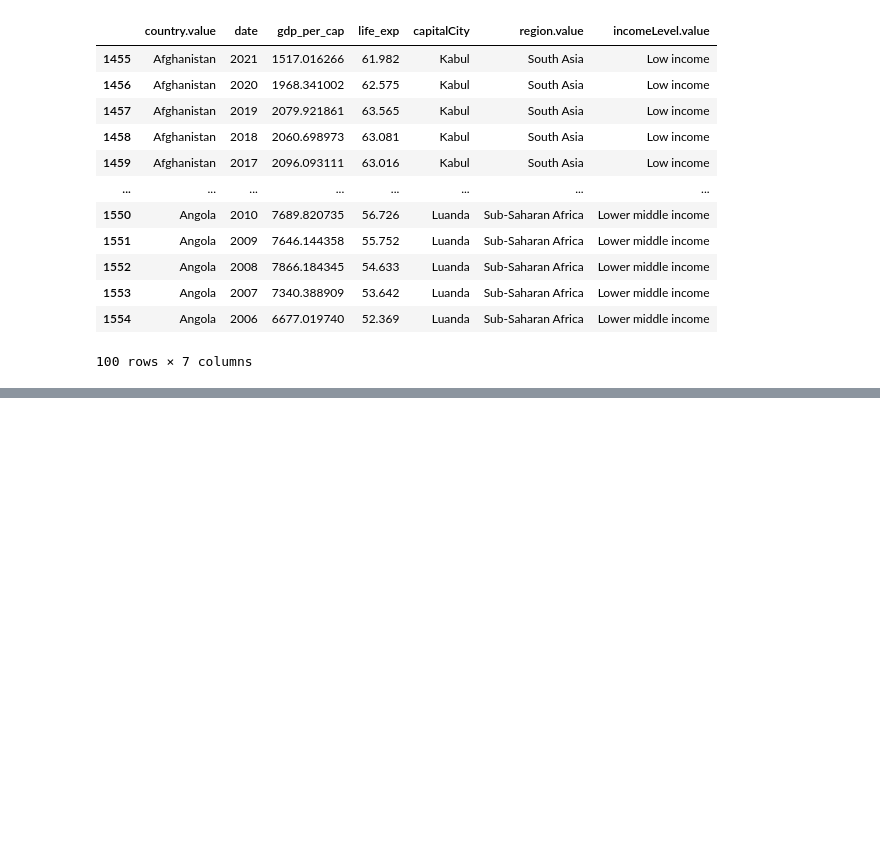
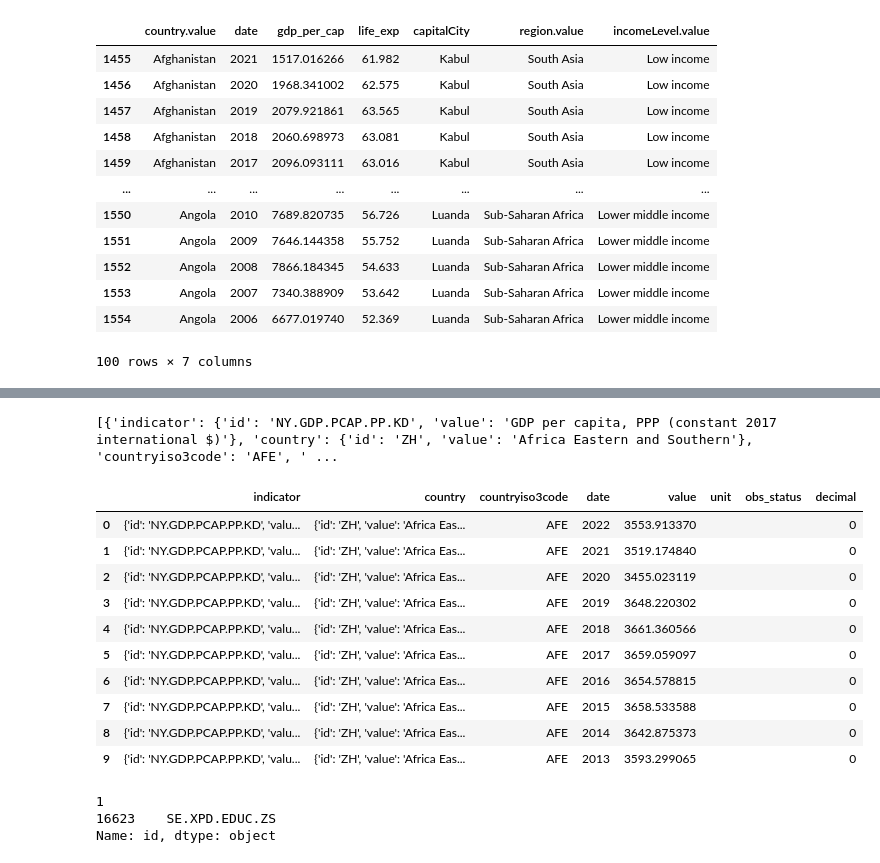
Before and after one commit to nss-data-science-cohort-7/api-exercise-shanks-t, a Jupyter notebook: notebooks/api_questions.ipynb, the cells around one changed output, grey strips where cells are left out. Saved outputs shown, nothing was run; the diff lists cells and outputs as text; code cells hidden in the pictures; blank space fills up the shorter version.

```diff
--- a/notebooks/api_questions.ipynb
+++ b/notebooks/api_questions.ipynb
@@ -119,0 +186,13 @@ merged_df.head(100)
+# %%
+endpoint = 'http://api.worldbank.org/v2/country/us;ca/indicator/NY.GDP.PCAP.PP.KD?date=2000:2021'
+params = {
+    'format': 'json',
+    'per_page': 16758
+}
+response = requests.get(endpoint, params)
+
+data = response.json()
+
+gdp_df = pd.json_normalize(data[1])
+
+print(gdp_df.head(10).to_string())
@@ -119,0 +211,60 @@ merged_df.head(100)
+# %%
+endpoint = 'http://api.worldbank.org/v2/country/all/indicator/NY.GDP.PCAP.PP.KD?format=json'
+
+# all_records = []
+
+# res = requests.get(endpoint)
+
+# data = res.json()
+total_pages = data[0]['pages']
+total_pages = 2
+all_records = []
+
+for page_num in range(1, total_pages + 1):
+    res = requests.get(endpoint + 'page=' + str(page_num))
+    if res.status_code == 200:
+        data = res.json()
+        all_records.extend(data[1])  # Assuming the actual data is always in the second item of the list.
+    else:
+        print(f"Failed to fetch data for page {page_num}. Status Code: {res.status_code}")
+
+print(all_records)
+df = pd.DataFrame(all_records)
+df.head(10)
+# %% [output]
+[{'indicator': {'id': 'NY.GDP.PCAP.PP.KD', 'value': 'GDP per capita, PPP (constant 2017 international $)'}, 'country': {'id': 'ZH', 'value': 'Africa Eastern and Southern'}, 'countryiso3code': 'AFE', ' ...
+|  | indicator | country | countryiso3code | date | value | unit | obs_status | decimal |
+| 0 | {'id': 'NY.GDP.PCAP.PP.KD', 'valu... | {'id': 'ZH', 'value': 'Africa Eas... | AFE | 2022 | 3553.913370 |  |  | 0 |
+| 1 | {'id': 'NY.GDP.PCAP.PP.KD', 'valu... | {'id': 'ZH', 'value': 'Africa Eas... | AFE | 2021 | 3519.174840 |  |  | 0 |
+| 2 | {'id': 'NY.GDP.PCAP.PP.KD', 'valu... | {'id': 'ZH', 'value': 'Africa Eas... | AFE | 2020 | 3455.023119 |  |  | 0 |
+| 3 | {'id': 'NY.GDP.PCAP.PP.KD', 'valu... | {'id': 'ZH', 'value': 'Africa Eas... | AFE | 2019 | 3648.220302 |  |  | 0 |
+| 4 | {'id': 'NY.GDP.PCAP.PP.KD', 'valu... | {'id': 'ZH', 'value': 'Africa Eas... | AFE | 2018 | 3661.360566 |  |  | 0 |
+| 5 | {'id': 'NY.GDP.PCAP.PP.KD', 'valu... | {'id': 'ZH', 'value': 'Africa Eas... | AFE | 2017 | 3659.059097 |  |  | 0 |
+| 6 | {'id': 'NY.GDP.PCAP.PP.KD', 'valu... | {'id': 'ZH', 'value': 'Africa Eas... | AFE | 2016 | 3654.578815 |  |  | 0 |
+| 7 | {'id': 'NY.GDP.PCAP.PP.KD', 'valu... | {'id': 'ZH', 'value': 'Africa Eas... | AFE | 2015 | 3658.533588 |  |  | 0 |
+| 8 | {'id': 'NY.GDP.PCAP.PP.KD', 'valu... | {'id': 'ZH', 'value': 'Africa Eas... | AFE | 2014 | 3642.875373 |  |  | 0 |
+| 9 | {'id': 'NY.GDP.PCAP.PP.KD', 'valu... | {'id': 'ZH', 'value': 'Africa Eas... | AFE | 2013 | 3593.299065 |  |  | 0 |
+# %%
+endpoint = 'http://api.worldbank.org/v2/indicator'
+params = {
+    'format': 'json',
+    'per_page': 16758
+}
+response = requests.get(endpoint, params)
+
+data = response.json()
+
+df = pd.json_normalize(data[1])
+
+# print(df.head(25).to_string)
+# print(df.head(10).to_string())
+# print(df['name'])
+substring = 'Public Expenditure on Education'
+filtered_df = df[df['name'].str.contains(substring, case=False, na=False)]
+print(len(filtered_df))
+
+print(filtered_df['id'])
+# %% [output]
+1
+16623    SE.XPD.EDUC.ZS
+Name: id, dtype: object
```
Also changed, not shown: parts of 4 cells of this notebook.
